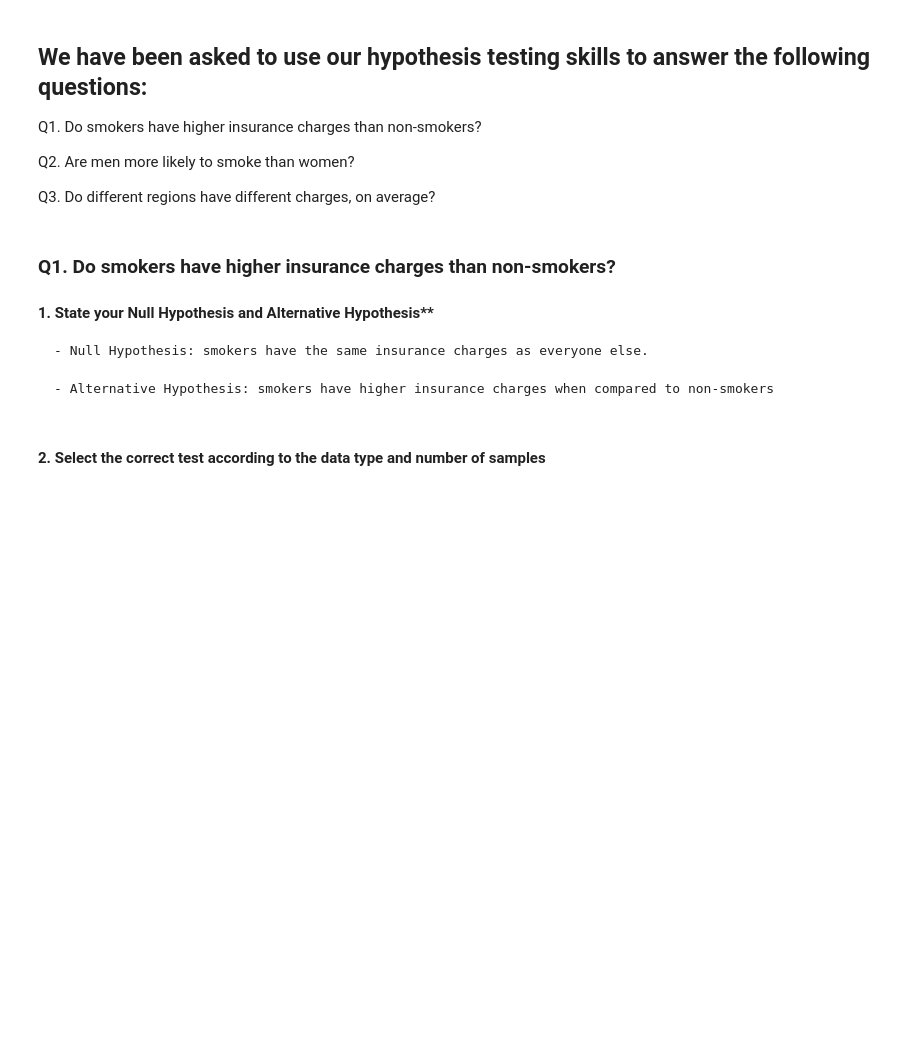
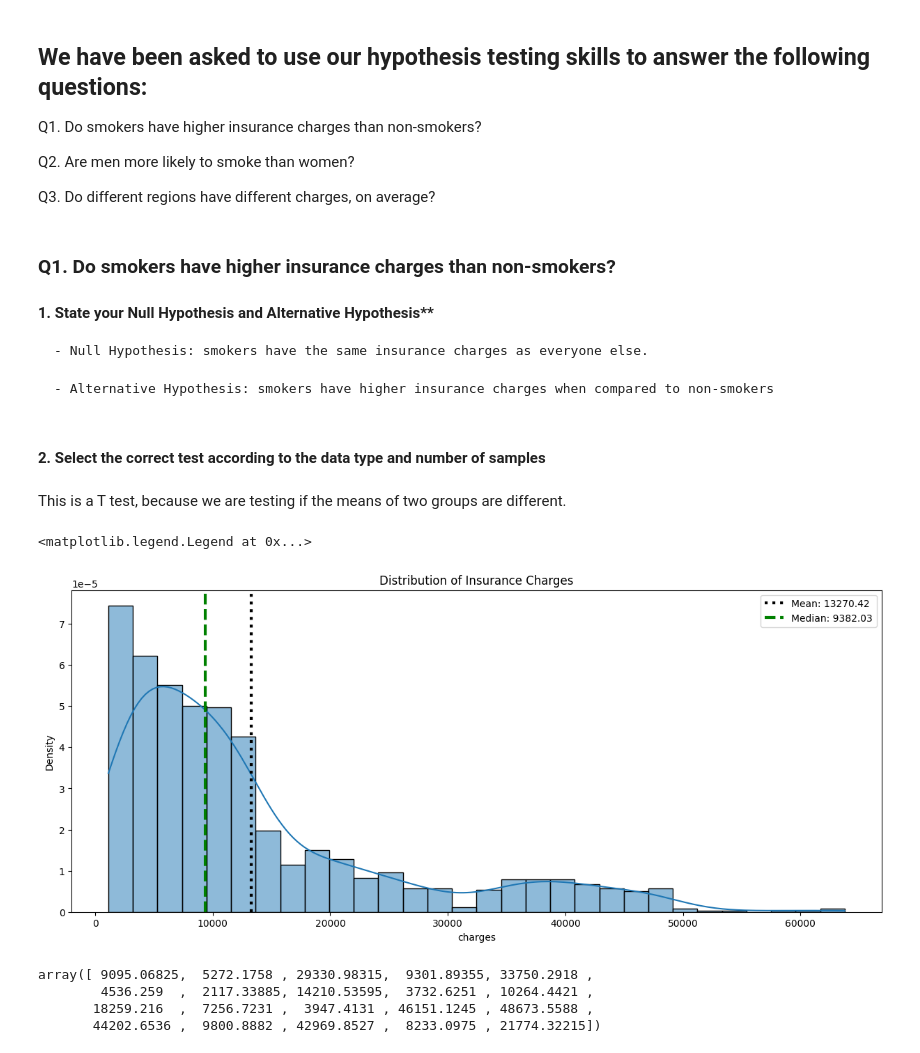
Before and after one commit to blakedshull/Hypothesis-Testing-with-Insurance-Data, a Jupyter notebook: Hypothesis Testing with Insurance Data.ipynb, the cells around one changed output. Cells and saved outputs as stored; diff of their text form; code cells hidden in the pictures; blank space fills up the shorter version.

Commit message:
Hypothesis testing fin

```diff
--- a/Hypothesis Testing with Insurance Data.ipynb
+++ b/Hypothesis Testing with Insurance Data.ipynb
@@ -35,0 +42,28 @@ This is a T test, because we are testing if the means of two groups are differen
+# %% [markdown]
+This is a T test, because we are testing if the means of two groups are different.
+# %%
+data = df['charges'].copy()
+mean = np.mean(data)
+med = np.median(data)
+## Make figure and plot histogram
+fig, ax = plt.subplots(figsize=(15,6))
+sns.histplot(x=data,kde=True,ax=ax,stat='density')
+ax.set_title('Distribution of Insurance Charges')
+## Annotate mean and median
+ax.axvline(mean,ls=':', color='black', lw=3, label =f"Mean: {mean:.2f}")
+ax.axvline(med,ls='--', color='green', lw=3, label =f"Median: {med:.2f}")
+ax.legend()
+# %% [output]
+<matplotlib.legend.Legend at 0x...>
+[figure, added]
+# %%
+np.random.seed(42)
+n = 20
+## sampling 20 values from data without replacement
+sampleA = np.random.choice(data, size=n, replace=False)
+sampleA
+# %% [output]
+array([ 9095.06825,  5272.1758 , 29330.98315,  9301.89355, 33750.2918 ,
+        4536.259  ,  2117.33885, 14210.53595,  3732.6251 , 10264.4421 ,
+       18259.216  ,  7256.7231 ,  3947.4131 , 46151.1245 , 48673.5588 ,
+       44202.6536 ,  9800.8882 , 42969.8527 ,  8233.0975 , 21774.32215])
```
Also changed, not shown: parts of 27 cells of this notebook.
